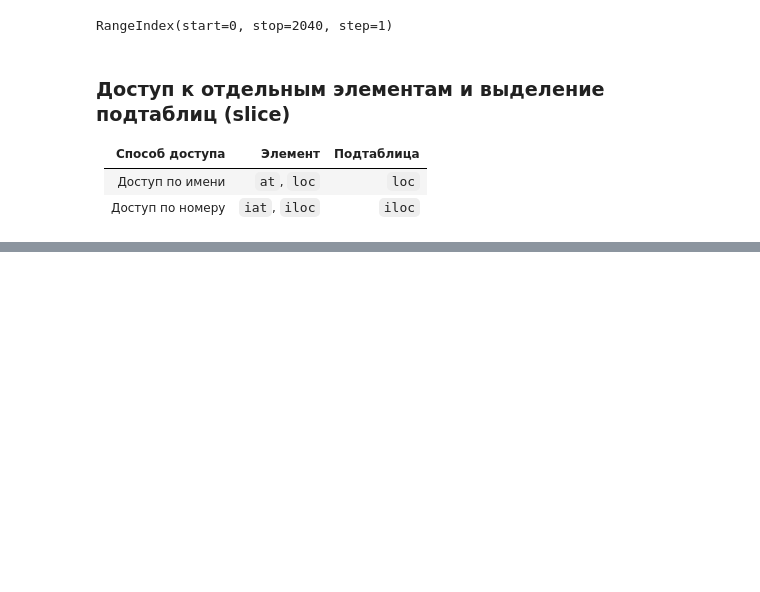
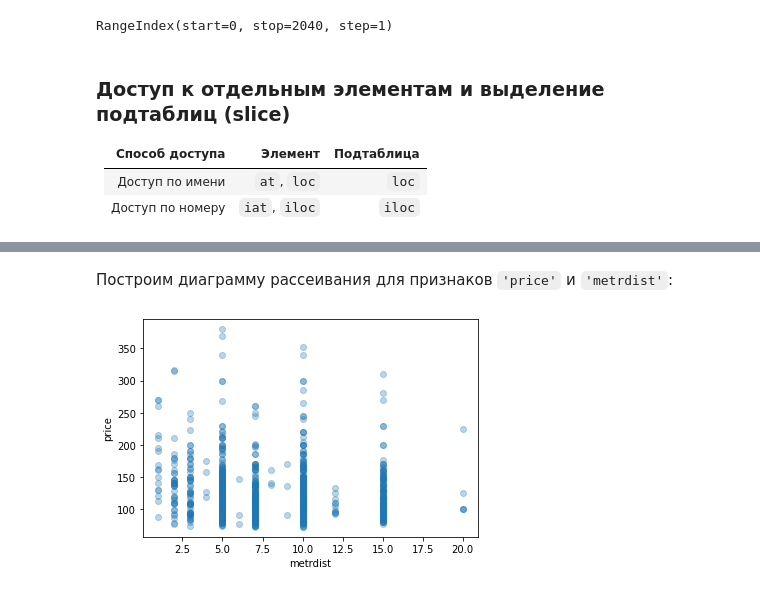
Before and after one commit to EvaKolosova/MachineLearningCourse, a Jupyter notebook: PriceOfFlatsInMoscow.ipynb, the cells around one changed output, grey strips where cells are left out. Cells and saved outputs as stored; diff of their text form; code cells hidden in the pictures; blank space fills up the shorter version.

```diff
--- a/PriceOfFlatsInMoscow.ipynb
+++ b/PriceOfFlatsInMoscow.ipynb
@@ -95,0 +262,9 @@ RangeIndex(start=0, stop=2040, step=1)
+# %% [markdown]
+Построим диаграмму рассеивания для признаков `'price'` и `'metrdist'`:
+# %%
+plt.scatter(data.iloc[random_subset]['metrdist'], data.iloc[random_subset]['price'], alpha = 0.3)
+plt.xlabel('metrdist')
+plt.ylabel('price')
+pass
+# %% [output]
+[figure, added]
```
Also changed, not shown: parts of 33 cells of this notebook.
